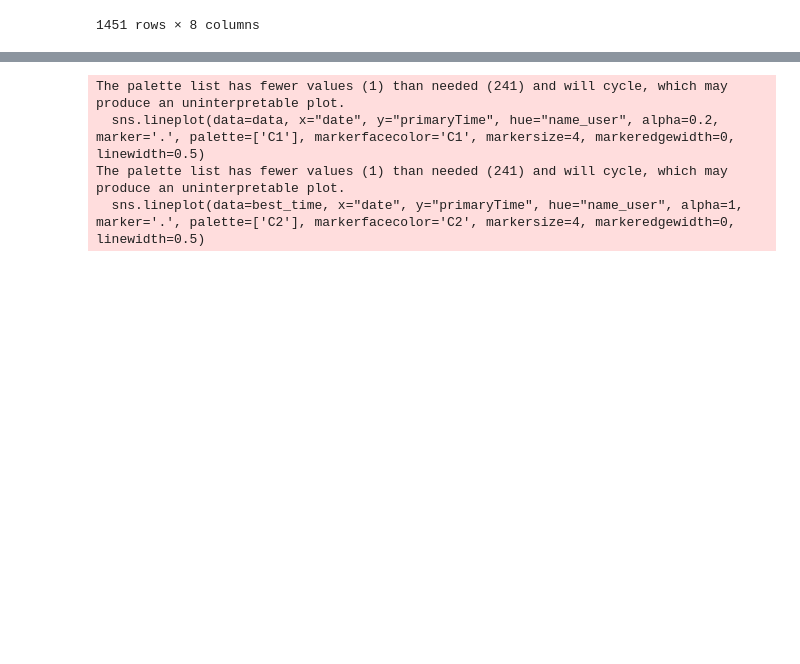
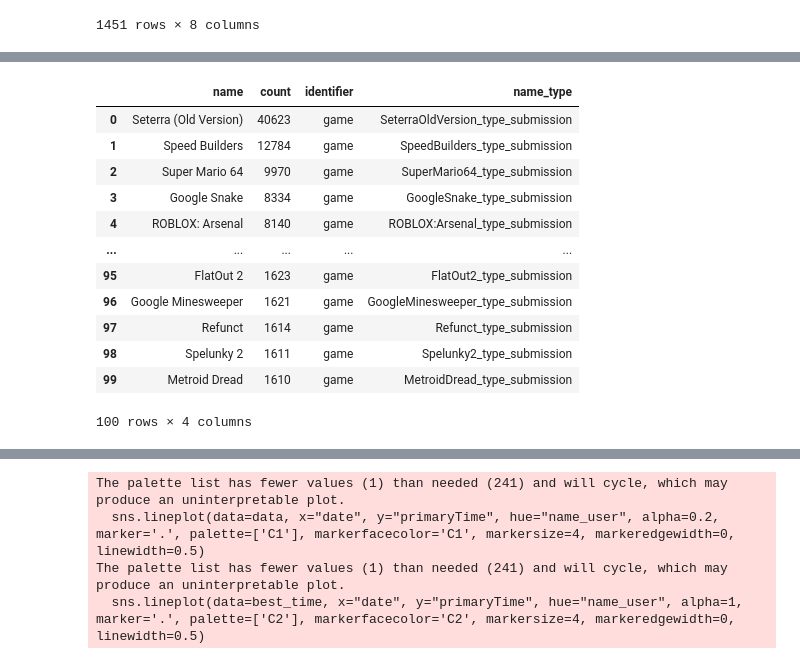
Before and after one commit to ColasDroin/pre_analysis, a Jupyter notebook: analysis.ipynb, the cells around one changed output, grey strips where cells are left out. Cells and saved outputs as stored; diff of their text form; code cells hidden in the pictures; blank space fills up the shorter version.

```diff
--- a/analysis.ipynb
+++ b/analysis.ipynb
@@ -315,0 +264,25 @@ data_deciles_2023
+# %%
+# Get the data for barplot 1
+barplot_1 = top_games_data.groupby("name").agg({"count": "sum"}).sort_values("count", ascending=False).reset_index()
+
+# Add a column with the string "game" to barplot_1
+barplot_1["identifier"] = "game"
+
+# Add a column with the name of the game without spaces or parentheses concatenated with the string "type_submission" t barplot_1
+barplot_1["name_type"] = barplot_1["name"].str.replace(" ", "").str.replace("(", "").str.replace(")", "") + "_type_submission"
+
+barplot_1
+# %% [output]
+|  | name | count | identifier | name_type |
+| 0 | Seterra (Old Version) | 40623 | game | SeterraOldVersion_type_submission |
+| 1 | Speed Builders | 12784 | game | SpeedBuilders_type_submission |
+| 2 | Super Mario 64 | 9970 | game | SuperMario64_type_submission |
+| 3 | Google Snake | 8334 | game | GoogleSnake_type_submission |
+| 4 | ROBLOX: Arsenal | 8140 | game | ROBLOX:Arsenal_type_submission |
+| ... | ... | ... | ... | ... |
+| 95 | FlatOut 2 | 1623 | game | FlatOut2_type_submission |
+| 96 | Google Minesweeper | 1621 | game | GoogleMinesweeper_type_submission |
+| 97 | Refunct | 1614 | game | Refunct_type_submission |
+| 98 | Spelunky 2 | 1611 | game | Spelunky2_type_submission |
+| 99 | Metroid Dread | 1610 | game | MetroidDread_type_submission |
+100 rows × 4 columns
```
Also changed, not shown: parts of 14 cells of this notebook.
